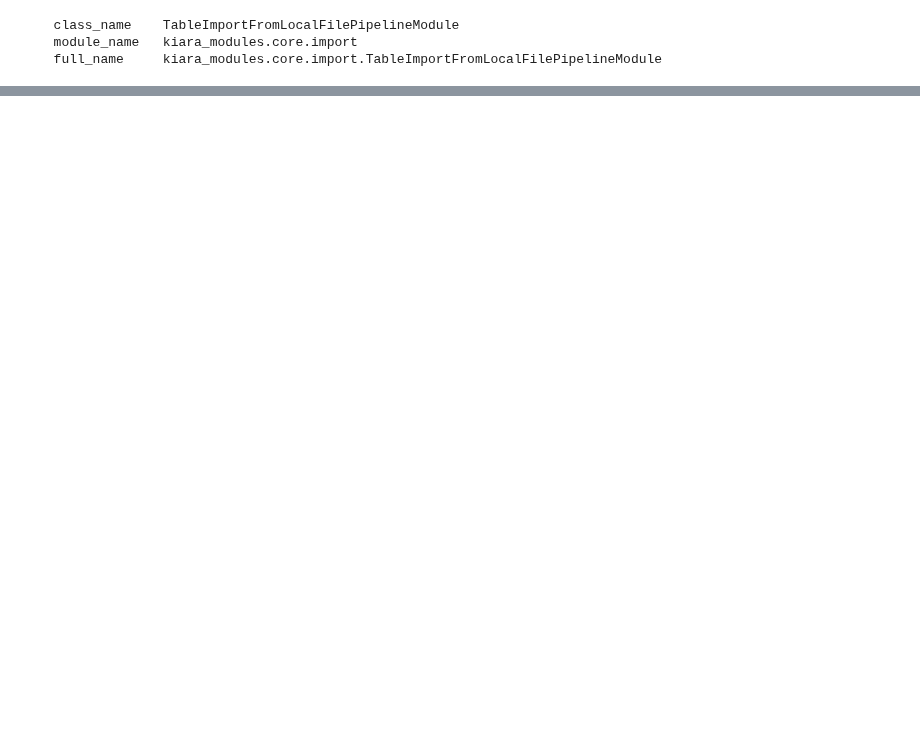
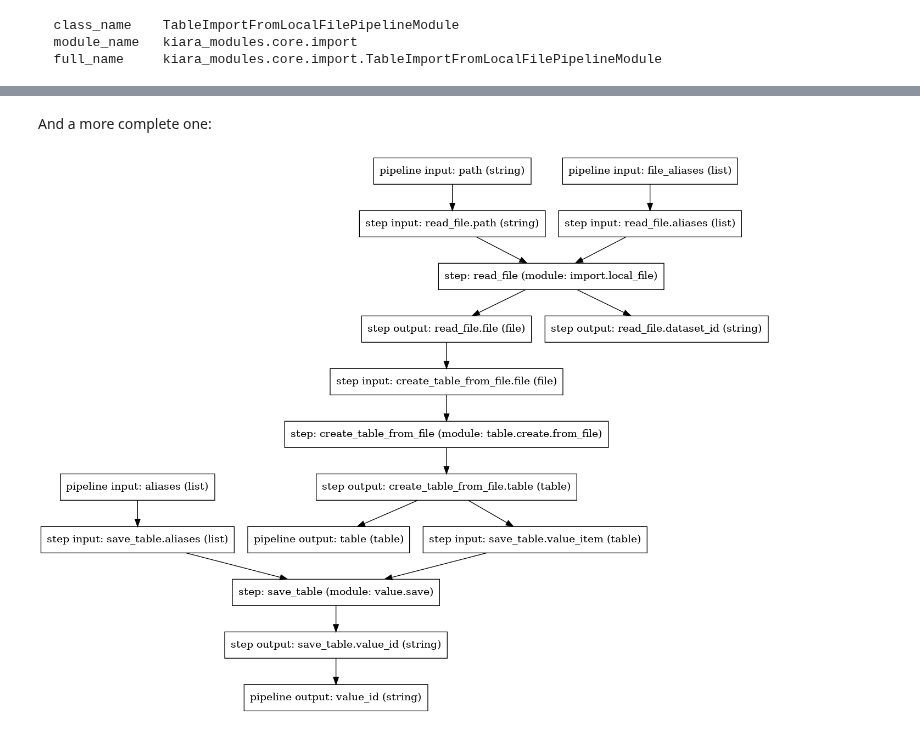
Before and after one commit to DHARPA-Project/kiara.documentation, a Jupyter notebook: docs/drafts/kiara_information_items.ipynb, the cells around one changed output, grey strips where cells are left out. Cells and saved outputs as stored; diff of their text form; code cells hidden in the pictures; blank space fills up the shorter version.

```diff
--- a/docs/drafts/kiara_information_items.ipynb
+++ b/docs/drafts/kiara_information_items.ipynb
@@ -156,0 +356,6 @@ def process(self, inputs: ValueSet, outputs: ValueSet) -> None:
+# %% [markdown]
+And a more complete one:
+# %%
+graph_to_image(pipeline.structure.data_flow_graph)
+# %% [output]
+[figure, added]
```
Also changed, not shown: parts of 46 cells of this notebook.
